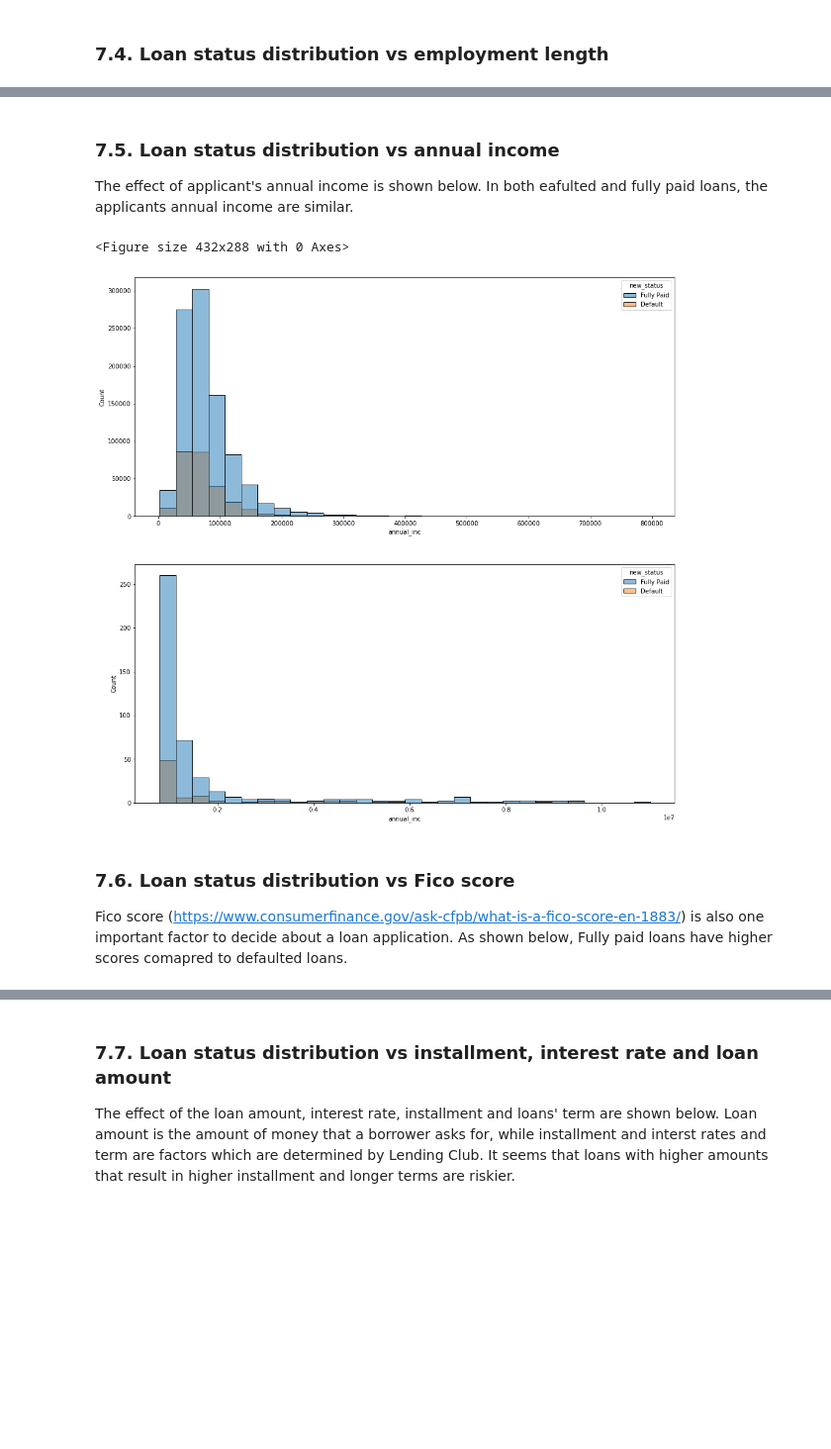
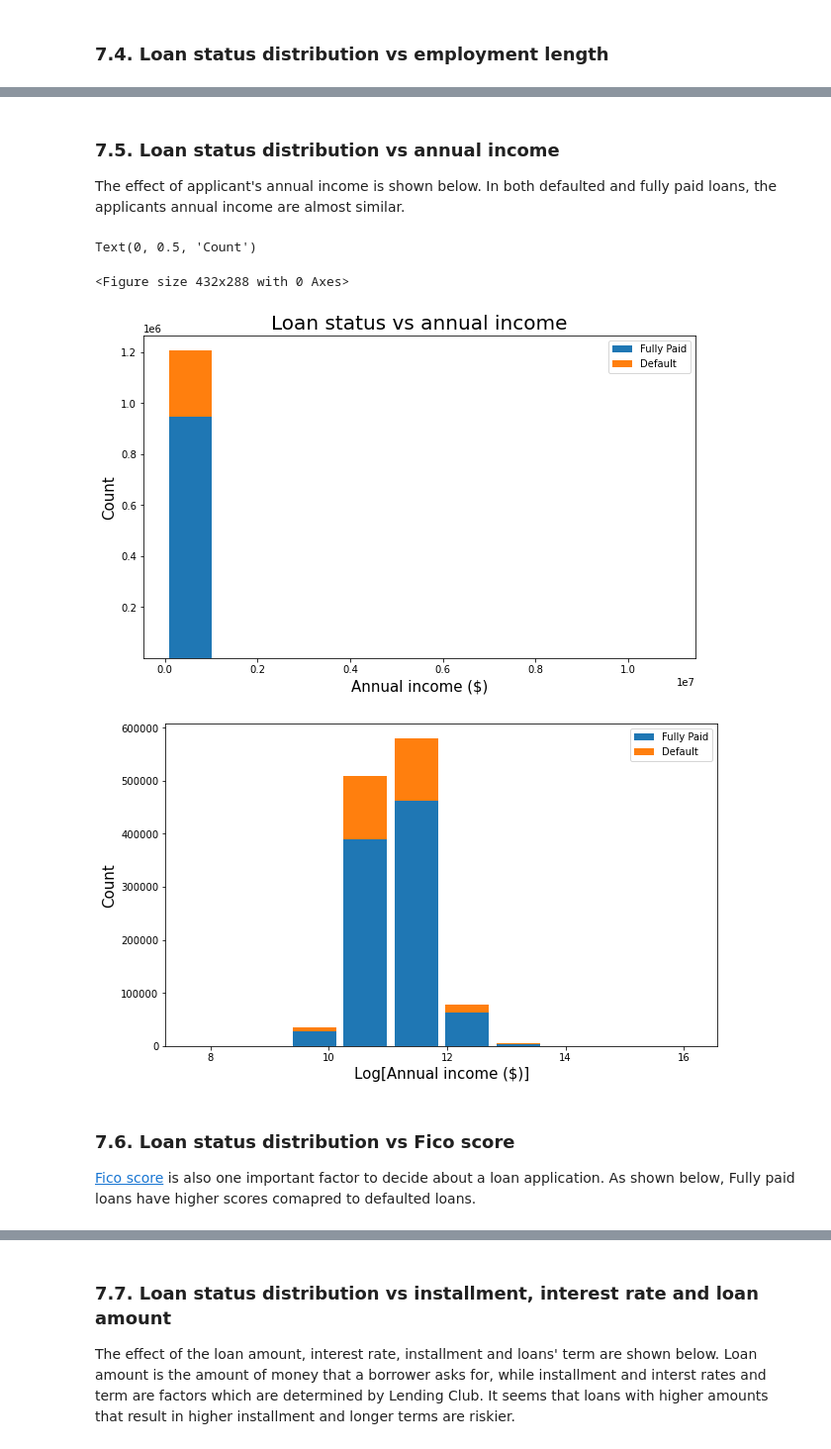
Before and after one commit to somayehY/SomayeYoussefi, a Jupyter notebook: LendingClub/LendingClub_ExploratoryDataAnalysis.ipynb, the cells around one changed output, grey strips where cells are left out. Shown at 99% size. Cells and saved outputs as stored; diff of their text form; code cells hidden in the pictures; blank space fills up the shorter version.

```diff
--- a/LendingClub/LendingClub_ExploratoryDataAnalysis.ipynb
+++ b/LendingClub/LendingClub_ExploratoryDataAnalysis.ipynb
@@ -308,20 +323,30 @@ plt.show()
 # %% [markdown]
 ### 7.5. Loan status distribution vs annual income <a class='anchor' id='income'></a>
 
-The effect of applicant's annual income is shown below. In both eafulted and fully paid loans, the applicants annual income are similar.
+The effect of applicant's annual income is shown below. In both defaulted and fully paid loans, the applicants annual income are almost similar.
 # %%
-plt.figure()
-fig, axes = plt.subplots(nrows=2, ncols=1, figsize=(16,16)) # create 1x2 array of subplots
+s1 = pd.DataFrame({'Fully Paid': df.loc[df['new_status']=='Fully Paid', 'annual_inc'], 'Default': df.loc[df['new_status']=='Default', 'annual_inc']}, index=None)
+s2 = np.log(s1)
 
-sns.histplot(x="annual_inc", hue='new_status', bins=30, data=df[df['annual_inc'] < 800000], ax=axes[0])
-sns.histplot(x="annual_inc", hue='new_status', bins=30, data=df[df['annual_inc'] > 800000], ax=axes[1])
+fig, axes = plt.subplots(1,2) # create 2*1 array of subplots
+fig.clf()
+axes[0] = s1.plot.hist(stacked=True, bins=10, rwidth=0.85, figsize=(10, 6))
+axes[1] = s2.plot.hist(stacked=True, bins=10, rwidth=0.85, figsize=(10, 6))
 
-plt.show()
+#axes[0].set_xticklabels(s.index, rotation=45)
+axes[0].legend(['Fully Paid', 'Default'])
+axes[0].set_xlabel('Annual income ($)', fontsize=15)
+axes[0].set_ylabel('Count', fontsize=15)
+axes[0].set_title("Loan status vs annual income", fontsize=20)
+axes[1].set_xlabel('Log[Annual income ($)]', fontsize=15)
+axes[1].set_ylabel('Count', fontsize=15)
 # %% [output]
-<Figure size 432x288 with 0 Axes>
+Text(0, 0.5, 'Count')
+<Figure size 432x288 with 0 Axes>
-[figure, old version]
+[figure, new version]
+[figure, added]
 # %% [markdown]
 ### 7.6. Loan status distribution vs Fico score <a class='anchor' id='Fico'></a>
 
-Fico score (https://www.consumerfinance.gov/ask-cfpb/what-is-a-fico-score-en-1883/) is also one important factor to decide about a loan application. As shown below, Fully  paid loans have higher scores comapred to defaulted loans.
+[Fico score](https://www.consumerfinance.gov/ask-cfpb/what-is-a-fico-score-en-1883/) is also one important factor to decide about a loan application. As shown below, Fully  paid loans have higher scores comapred to defaulted loans.
 # %%
```
Also changed, not shown: parts of 39 cells of this notebook.
